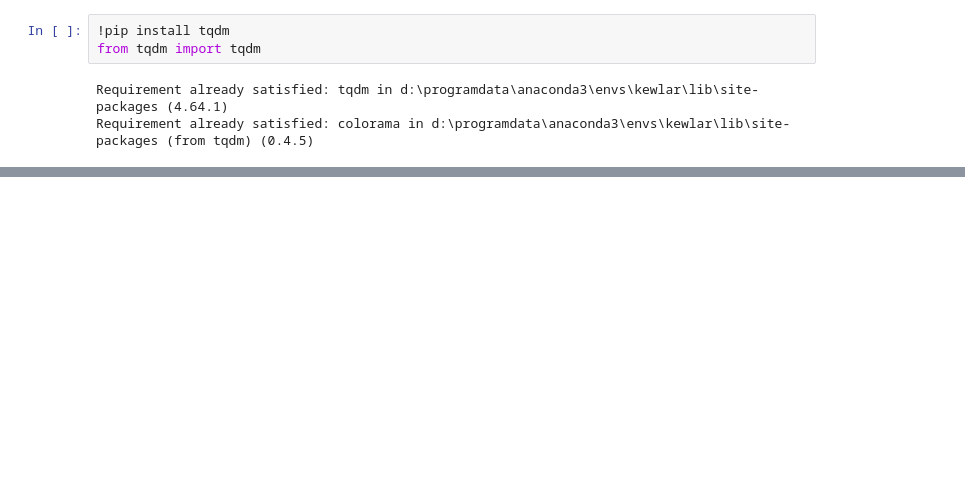
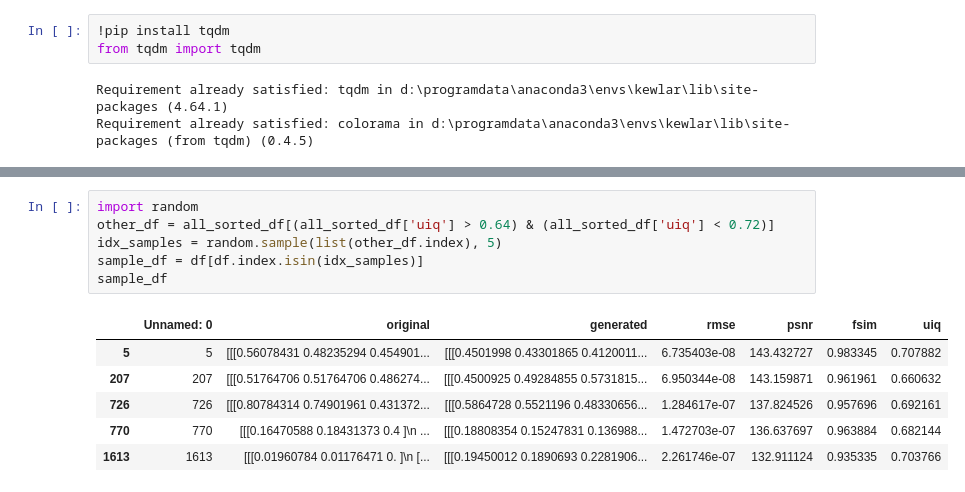
Before and after one commit to ssahare-hub/Kewlarization, a Jupyter notebook: GAN_colorization.ipynb, the cells around one changed output, grey strips where cells are left out. Drawn from its saved outputs; the diff is of its cells as text; blank space fills up the shorter version.

```diff
--- a/ImageColorization_With_GANs.ipynb
+++ b/GAN_colorization.ipynb
@@ -364 +303,14 @@ all_sorted_df.head()
+# %%
+import random
+other_df = all_sorted_df[(all_sorted_df['uiq'] > 0.64) & (all_sorted_df['uiq'] < 0.72)]
+idx_samples = random.sample(list(other_df.index), 5)
+sample_df = df[df.index.isin(idx_samples)]
+sample_df
+# %% [output]
+|  | Unnamed: 0 | original | generated | rmse | psnr | fsim | uiq |
+| 5 | 5 | [[[0.56078431 0.48235294 0.454901... | [[[0.4501998 0.43301865 0.4120011... | 6.735403e-08 | 143.432727 | 0.983345 | 0.707882 |
+| 207 | 207 | [[[0.51764706 0.51764706 0.486274... | [[[0.4500925 0.49284855 0.5731815... | 6.950344e-08 | 143.159871 | 0.961961 | 0.660632 |
+| 726 | 726 | [[[0.80784314 0.74901961 0.431372... | [[[0.5864728 0.5521196 0.48330656... | 1.284617e-07 | 137.824526 | 0.957696 | 0.692161 |
+| 770 | 770 | [[[0.16470588 0.18431373 0.4 ]\n ... | [[[0.18808354 0.15247831 0.136988... | 1.472703e-07 | 136.637697 | 0.963884 | 0.682144 |
+| 1613 | 1613 | [[[0.01960784 0.01176471 0. ]\n [... | [[[0.19450012 0.1890693 0.2281906... | 2.261746e-07 | 132.911124 | 0.935335 | 0.703766 |
 # %%
```
Also changed, not shown: parts of 19 cells of this notebook.
